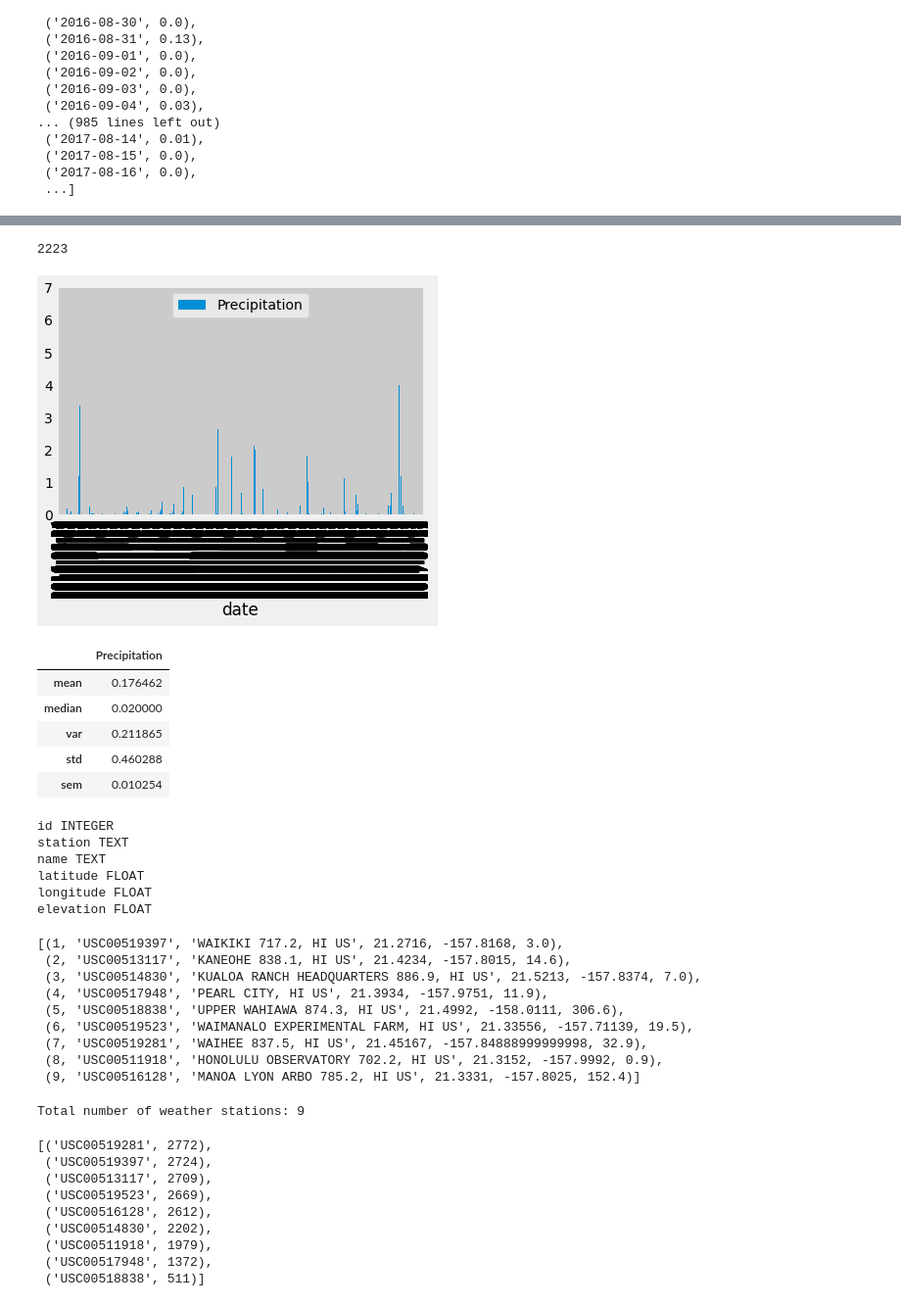
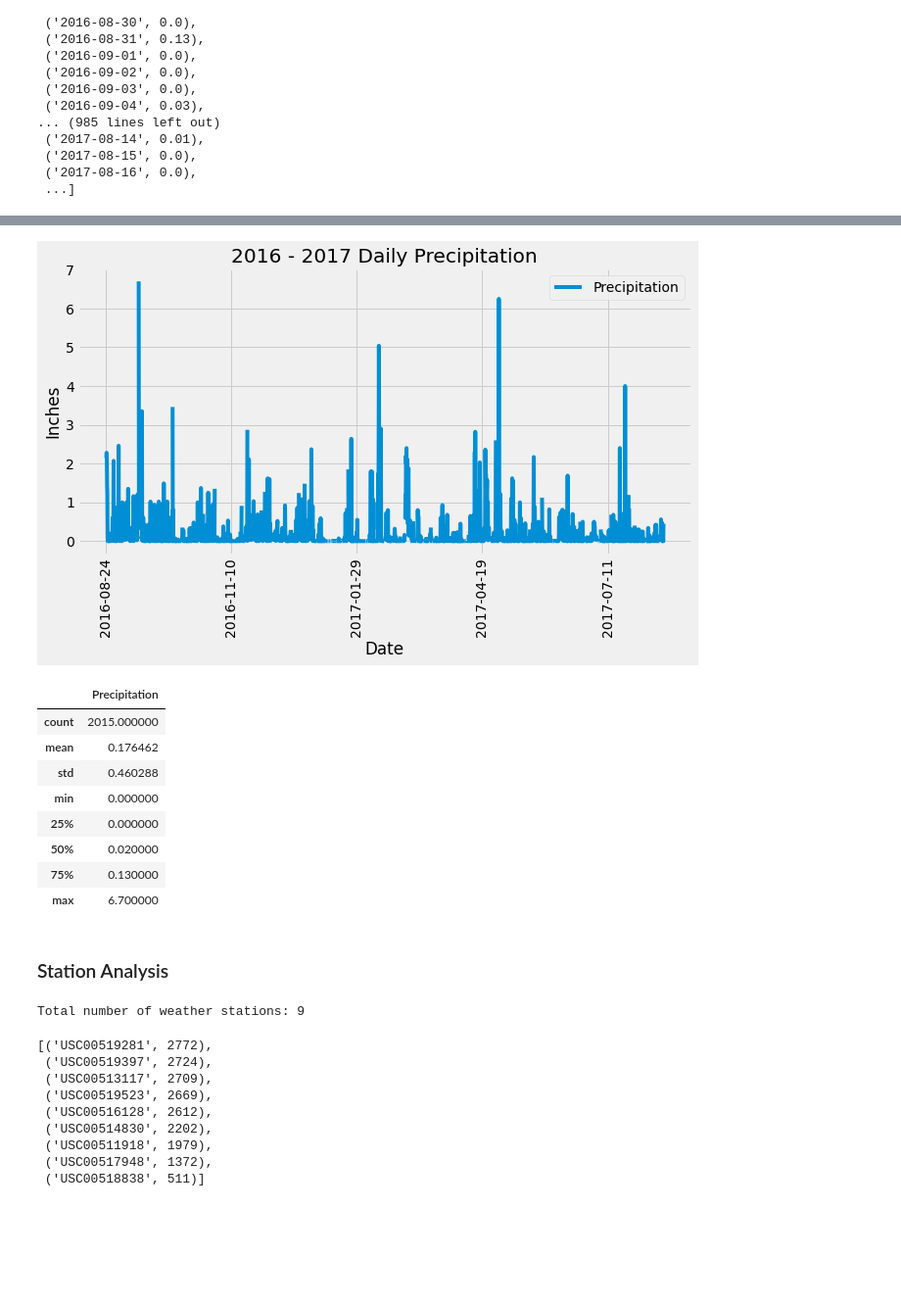
Before and after one commit to MrBadinger/SQLalchemy-Challenge, a Jupyter notebook: climate_starter.ipynb, the cells around one changed output, grey strips where cells are left out. Shown at 98% size. Drawn from its saved outputs; the diff is of its cells as text; code cells hidden in the pictures; blank space fills up the shorter version.

```diff
--- a/climate_starter.ipynb
+++ b/climate_starter.ipynb
@@ -66,9 +89,10 @@ engine.execute('SELECT * FROM measurement LIMIT 10').fetchall()
 
     # finds last date entered into the measurment table
 last_date = session.query(Measurement.date).order_by(Measurement.date.desc()).first()
-print(f"last date in SQlite table 'Measurment' is: {last_date}")
+last_date2 = dt.datetime.strptime(last_date[0], '%Y-%m-%d')
+print(f"last date in the Measurment table is: {last_date2}")
 
     # finds date that is 1 year before the last date entered into the measurment table
-year_before_last_date = dt.date(2017, 8, 23) - dt.timedelta(weeks=52)
-print(f"1 year ago from last date in SQlite table 'Measurment' is: {year_before_last_date}")
+year_before_last_date = dt.date(last_date2.year, last_date2.month, last_date2.day) - dt.timedelta(weeks=52)
+print(f"1 year ago from last date in the Measurment table is: {year_before_last_date}")
 # %% [output]
@@ -101,8 +125,11 @@ year_of_data
  ...]
 # %%
 # Save the query results as a Pandas DataFrame and set the index to the date column
-prcp_df = pd.DataFrame(year_of_data, columns=['date', 'Precipitation'])
-prcp_df.set_index('date', inplace=True)
-prcp_df.head(10)
+prcp_df = pd.DataFrame(year_of_data, columns=['Date', 'Precipitation'])
+prcp_df.set_index('Date', inplace=True)
+
+# Sort the dataframe by date
+prcp_df = prcp_df.sort_values("Date")
+prcp_df.head(15)
 # %% [output]
 |  | Precipitation |
@@ -120,4 +151,0 @@ prcp_df.head(10)
-# %%
-# Sort the dataframe by date
-prcp_df = prcp_df.sort_values("date")
-prcp_df.head(15)
@@ -142,61 +152,34 @@ prcp_df.head(15)
-# %%
-rows = len(prcp_df.axes[0])
-print(rows)
-# %% [output]
-2223
 # %%
 # Use Pandas Plotting with Matplotlib to plot the data
-prcp_bar_chart = prcp_df.plot(kind = "bar")
+prcp_bar_chart = prcp_df.plot(rot=90, figsize=(10,5))
+prcp_bar_chart.set_ylabel("Inches")
+prcp_bar_chart.set_title("2016 - 2017 Daily Precipitation")
 plt.show()
 # %% [output]
-[figure, old version]
+[figure, new version]
 # %%
 # Use Pandas to calcualte the summary statistics for the precipitation data
 
-    # Summary Stats for each day
-# prcp_df.groupby(["date"]).aggregate({"Precipitation": ['mean', 'median', 'var', 'std', 'sem']})
-
-    # Summary Stats of all data
-prcp_df.aggregate({"Precipitation": ['mean', 'median', 'var', 'std', 'sem']})
+prcp_df.describe()
 # %% [output]
 |  | Precipitation |
+| count | 2015.000000 |
 | mean | 0.176462 |
-| median | 0.020000 |
-| var | 0.211865 |
 | std | 0.460288 |
-| sem | 0.010254 |
+| min | 0.000000 |
+| 25% | 0.000000 |
+| 50% | 0.020000 |
+| 75% | 0.130000 |
+| max | 6.700000 |
+# %% [markdown]
+### Station Analysis
 # %%
 # Design a query to show how many stations are available in this dataset?
 
-    #See what columns are in the Station Table
-columns2 = inspector.get_columns('station')
-for column in columns2:
-    print(column["name"], column["type"])
+station_count = session.query(Station.station).distinct().count()
+print(f"Total number of weather stations: {station_count}")
 # %% [output]
-id INTEGER
-station TEXT
-name TEXT
-latitude FLOAT
-longitude FLOAT
-elevation FLOAT
+Total number of weather stations: 9
-# %%
-    #See how data is presented in the Station table
-engine.execute('SELECT * FROM station LIMIT 10').fetchall()
-# %% [output]
-[(1, 'USC00519397', 'WAIKIKI 717.2, HI US', 21.2716, -157.8168, 3.0),
- (2, 'USC00513117', 'KANEOHE 838.1, HI US', 21.4234, -157.8015, 14.6),
- (3, 'USC00514830', 'KUALOA RANCH HEADQUARTERS 886.9, HI US', 21.5213, -157.8374, 7.0),
- (4, 'USC00517948', 'PEARL CITY, HI US', 21.3934, -157.9751, 11.9),
- (5, 'USC00518838', 'UPPER WAHIAWA 874.3, HI US', 21.4992, -158.0111, 306.6),
- (6, 'USC00519523', 'WAIMANALO EXPERIMENTAL FARM, HI US', 21.33556, -157.71139, 19.5),
- (7, 'USC00519281', 'WAIHEE 837.5, HI US', 21.45167, -157.84888999999998, 32.9),
- (8, 'USC00511918', 'HONOLULU OBSERVATORY 702.2, HI US', 21.3152, -157.9992, 0.9),
- (9, 'USC00516128', 'MANOA LYON ARBO 785.2, HI US', 21.3331, -157.8025, 152.4)]
-# %%
-station_count = session.query(Station.station).distinct().count()
-print(f"Total number of weather stations: {station_count}")
-# %% [output]
-Total number of weather stations: 9
 # %%
 # What are the most active stations? (i.e. what stations have the most rows)?
 # List the stations and the counts in descending order.
```
Also changed, not shown: parts of 12 cells of this notebook.
